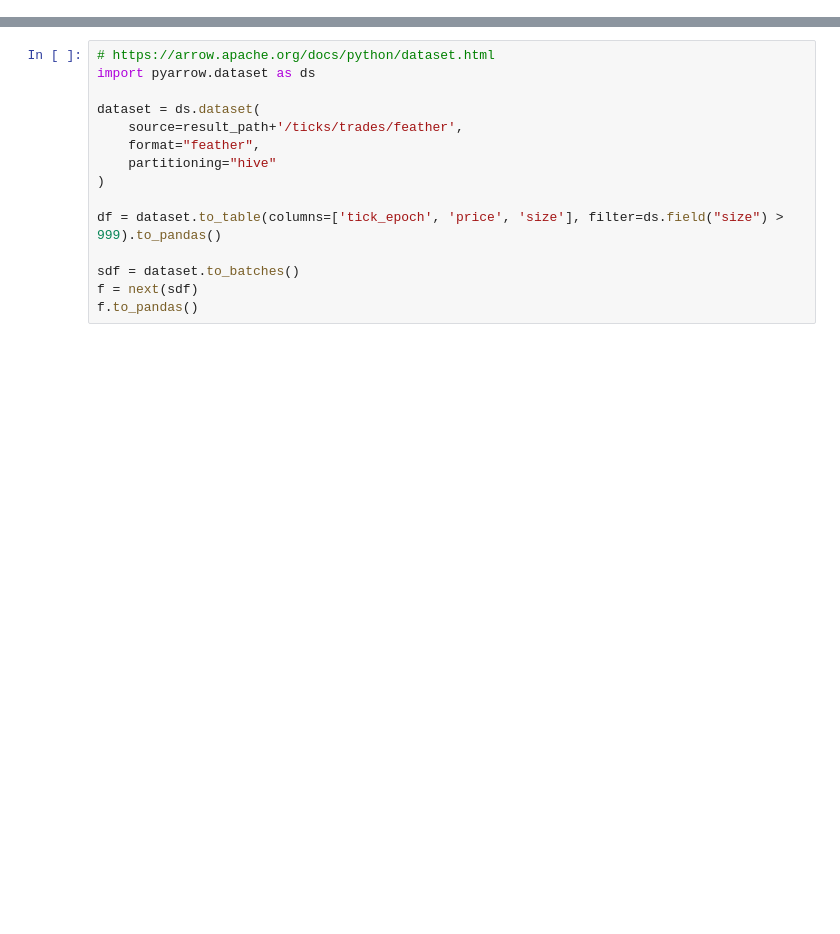
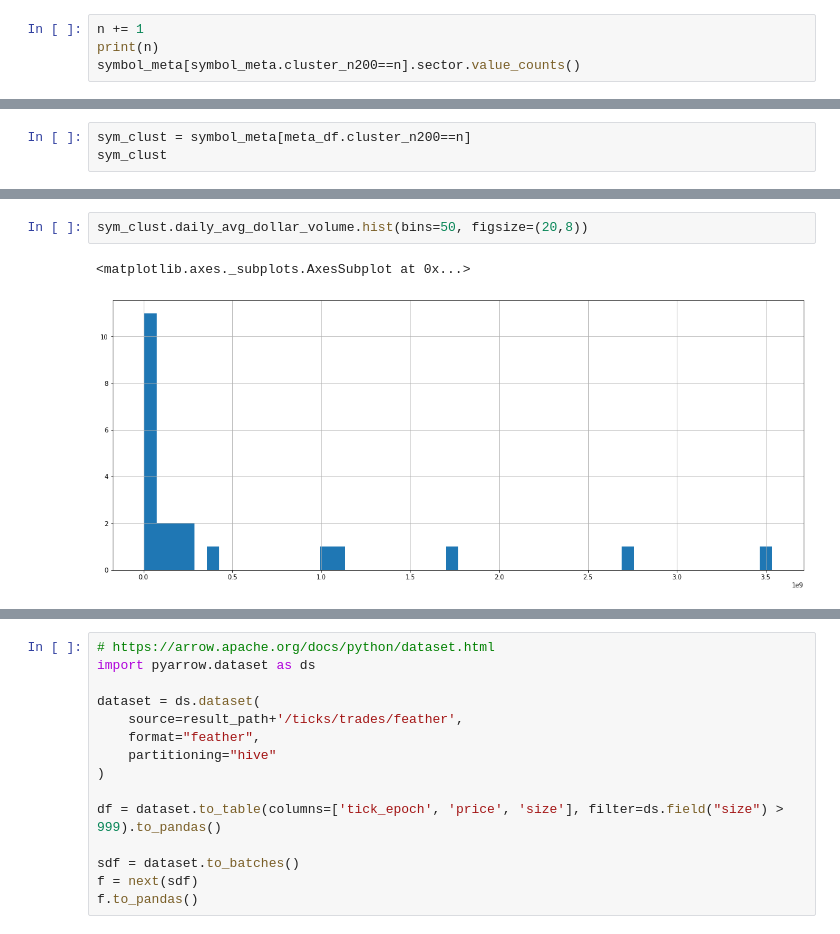
Before and after one commit to bobcolner/pandas-polygon, a Jupyter notebook: notebook.ipynb, the cells around one changed output, grey strips where cells are left out. Drawn from its saved outputs; the diff is of its cells as text; blank space fills up the shorter version.

```diff
--- a/notebook.ipynb
+++ b/notebook.ipynb
@@ -78,0 +62,4 @@ df.info()
+# %%
+n += 1
+print(n)
+symbol_meta[symbol_meta.cluster_n200==n].sector.value_counts()
@@ -78,0 +90,3 @@ df.info()
+# %%
+sym_clust = symbol_meta[meta_df.cluster_n200==n]
+sym_clust
@@ -78,0 +111,5 @@ df.info()
+# %%
+sym_clust.daily_avg_dollar_volume.hist(bins=50, figsize=(20,8))
+# %% [output]
+<matplotlib.axes._subplots.AxesSubplot at 0x...>
+[figure, added]
```
Also changed, not shown: parts of 24 cells of this notebook, 15 other files.
